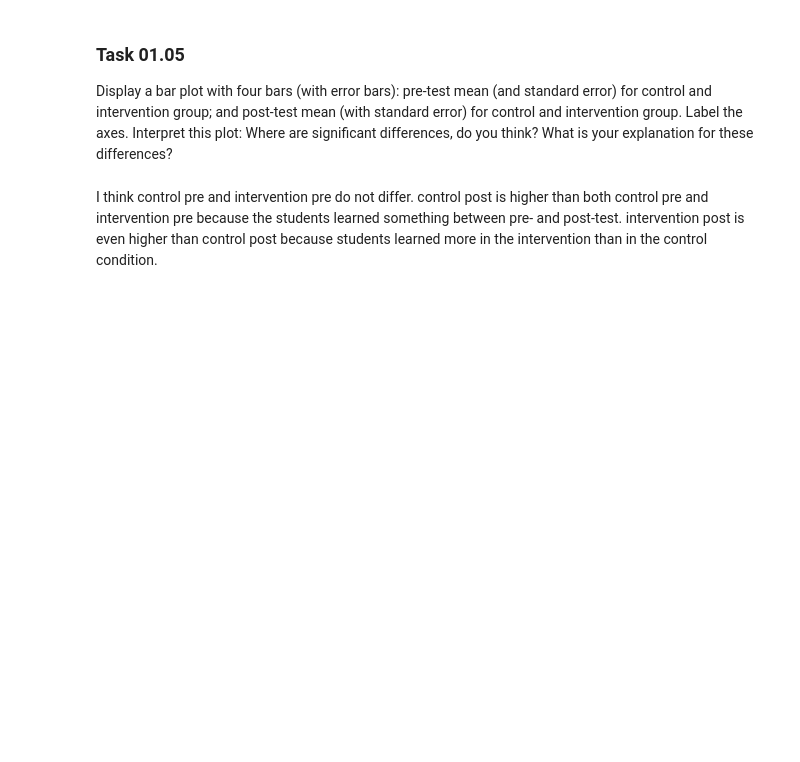
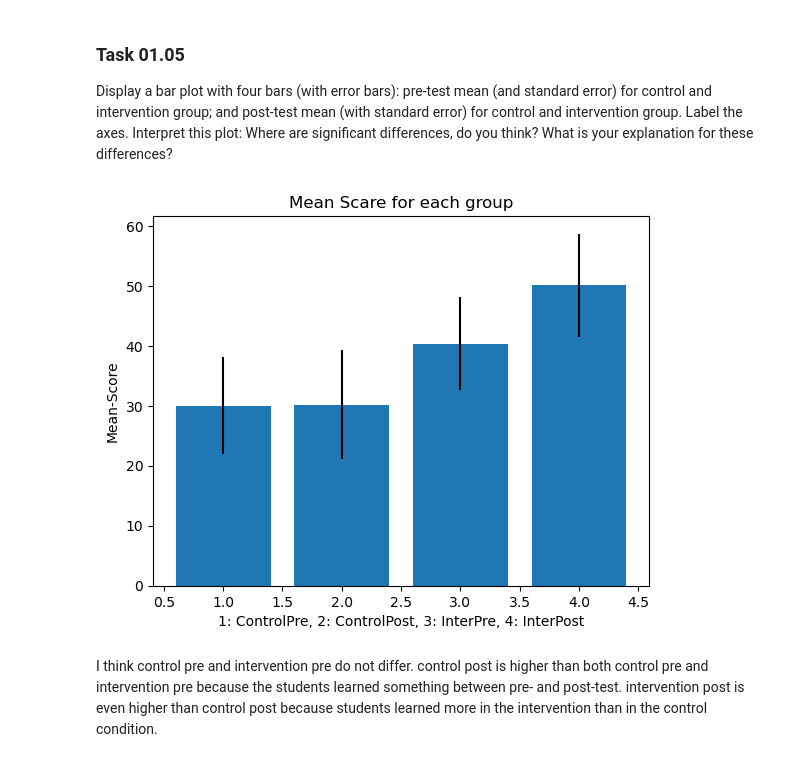
Before and after one commit to d3nnis2001/Data-Mining-Lecture, a Jupyter notebook: Abgabe1/sheet01.ipynb, the cells around one changed output. Cells and saved outputs as stored; diff of their text form; code cells hidden in the pictures; blank space fills up the shorter version.

```diff
--- a/Abgabe1/sheet01.ipynb
+++ b/Abgabe1/sheet01.ipynb
@@ -176,6 +176,17 @@ Yes, I believe that pre- and post-test scores correlate because post-test scores
 ### Task 01.05
 
 Display a bar plot with four bars (with error bars): pre-test mean (and standard error) for control and intervention group; and post-test mean (with standard error) for control and intervention group. Label the axes. Interpret this plot: Where are significant differences, do you think? What is your explanation for these differences?
+# %%
+Con = np.where(X[:,1] == 0)[0]
+Inter = np.where(X[:,1] == 1)[0]
+
+plt.bar(x=[1,2,3,4], height=[X[:,2][Con].mean(), X[:,2][Inter].mean(), X[:,3][Con].mean(), X[:,3][Inter].mean()], yerr=[X[:,2][Con].std(), X[:,2][Inter].std(), X[:,3][Con].std(), X[:,3][Inter].std()])
+plt.xlabel("1: ControlPre, 2: ControlPost, 3: InterPre, 4: InterPost")
+plt.ylabel("Mean-Score")
+plt.title("Mean Scare for each group")
+plt.show()
+# %% [output]
+[figure, added]
 # %% [markdown]
 I think control pre and intervention pre do not differ.
 control post is higher than both control pre and intervention pre because the students learned something between pre- and post-test.
```
Also changed, not shown: parts of 3 cells of this notebook.
